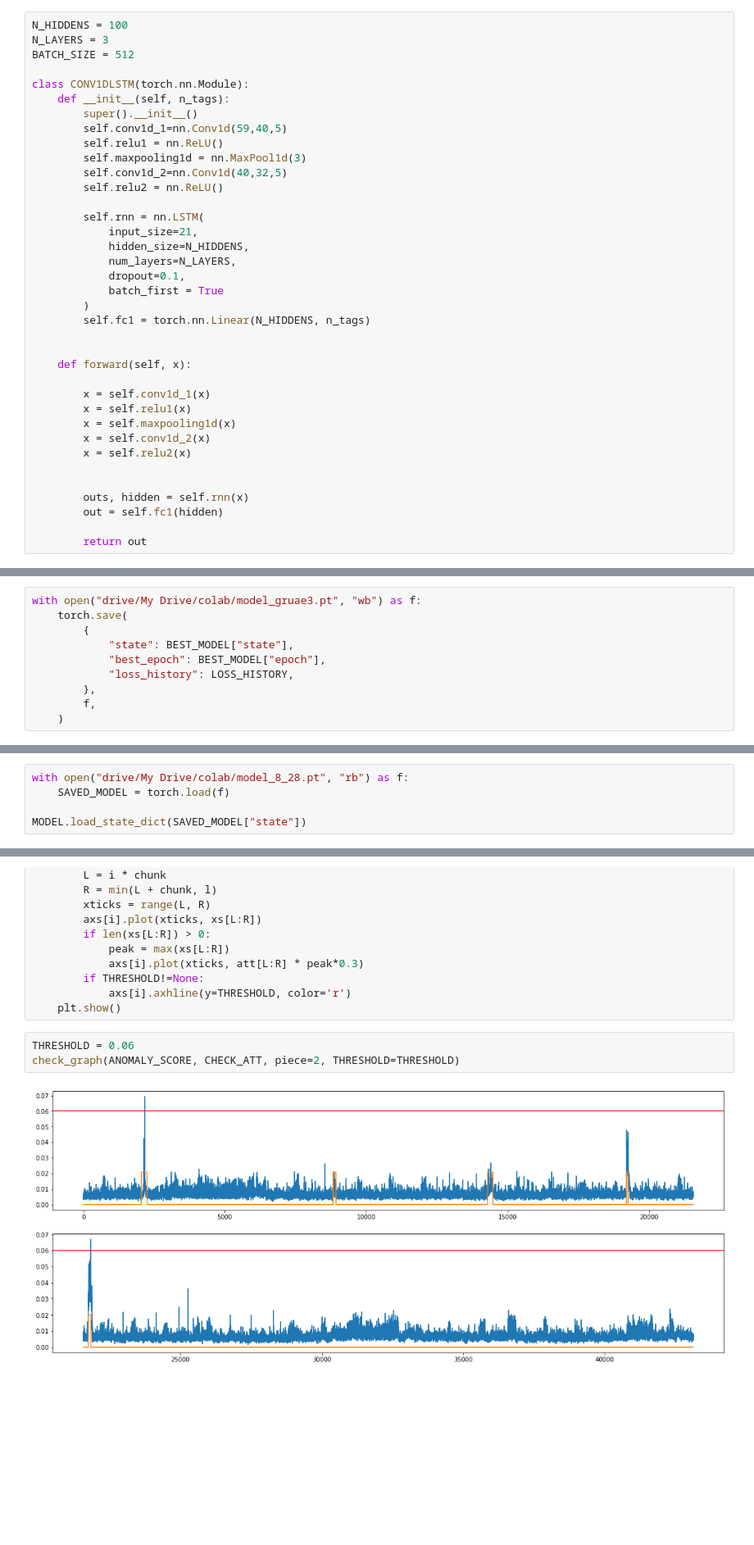
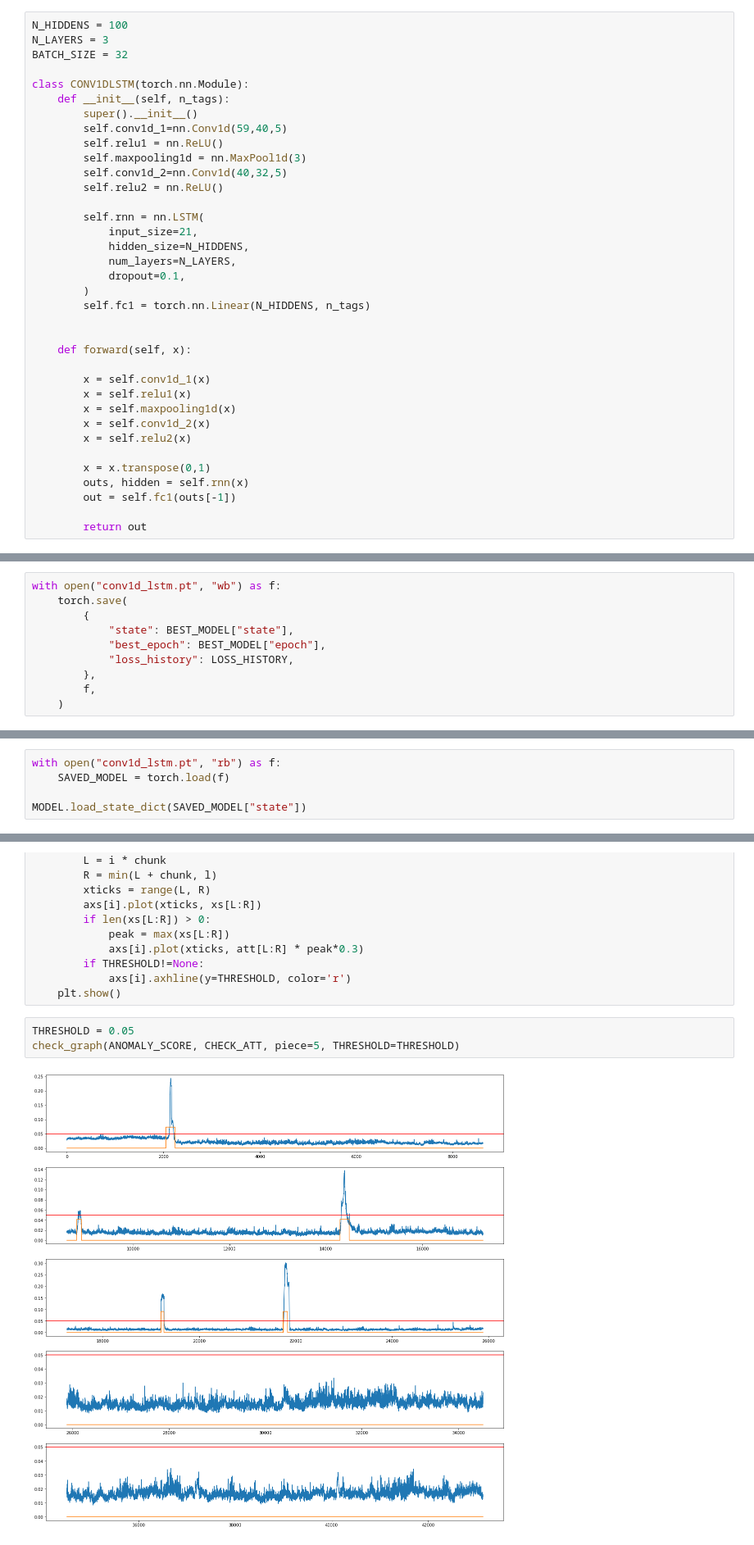
Before and after one commit to Pyossyoung/DACON, a Jupyter notebook: StackedLSTM/CONV1D+LSTM.ipynb, the cells around one changed output, grey strips where cells are left out. Shown: that part at 82% size. Saved outputs shown, nothing was run; the diff lists cells and outputs as text; blank space fills up the shorter version.

```diff
--- a/StackedLSTM/CONV1D+LSTM.ipynb
+++ b/StackedLSTM/CONV1D+LSTM.ipynb
@@ -276,7 +276,7 @@ Model
 # %%
 N_HIDDENS = 100
 N_LAYERS = 3
-BATCH_SIZE = 512
+BATCH_SIZE = 32
 
 class CONV1DLSTM(torch.nn.Module):
     def __init__(self, n_tags):
@@ -292,7 +292,6 @@ class CONV1DLSTM(torch.nn.Module):
             hidden_size=N_HIDDENS,
             num_layers=N_LAYERS,
             dropout=0.1,
-            batch_first = True
         )
         self.fc1 = torch.nn.Linear(N_HIDDENS, n_tags)
 
@@ -305,9 +304,9 @@ class CONV1DLSTM(torch.nn.Module):
         x = self.conv1d_2(x)
         x = self.relu2(x)
 
-
+        x = x.transpose(0,1)
         outs, hidden = self.rnn(x)
-        out = self.fc1(hidden)
+        out = self.fc1(outs[-1])
 
         return out
 # %%
@@ -377,7 +377,7 @@ BEST_MODEL["loss"], BEST_MODEL["epoch"]
 # %% [output]
 drive  sample_data
 # %%
-with open("drive/My Drive/colab/model_gruae3.pt", "wb") as f:
+with open("conv1d_lstm.pt", "wb") as f:
     torch.save(
         {
             "state": BEST_MODEL["state"],
@@ -401,5 +397,5 @@ IndexError: ignored
 # %%
-with open("drive/My Drive/colab/model_8_28.pt", "rb") as f:
+with open("conv1d_lstm.pt", "rb") as f:
     SAVED_MODEL = torch.load(f)
 
 MODEL.load_state_dict(SAVED_MODEL["state"])
@@ -537,10 +547,10 @@ def check_graph(xs, att, piece=2, THRESHOLD=None):
             axs[i].axhline(y=THRESHOLD, color='r')
     plt.show()
 # %%
-THRESHOLD = 0.06
-check_graph(ANOMALY_SCORE, CHECK_ATT, piece=2, THRESHOLD=THRESHOLD)
+THRESHOLD = 0.05
+check_graph(ANOMALY_SCORE, CHECK_ATT, piece=5, THRESHOLD=THRESHOLD)
 # %% [output]
-[figure, old version]
+[figure, new version]
 # %% [markdown]
 주황색 선은 공격 위치를 나타내고, 파란색 선은 (평균) 오차의 크기를 나타냅니다.
 전반적으로 공격 위치에서 큰 오차를 보이고 있습니다.
```
Also changed, not shown: parts of 9 cells of this notebook.
